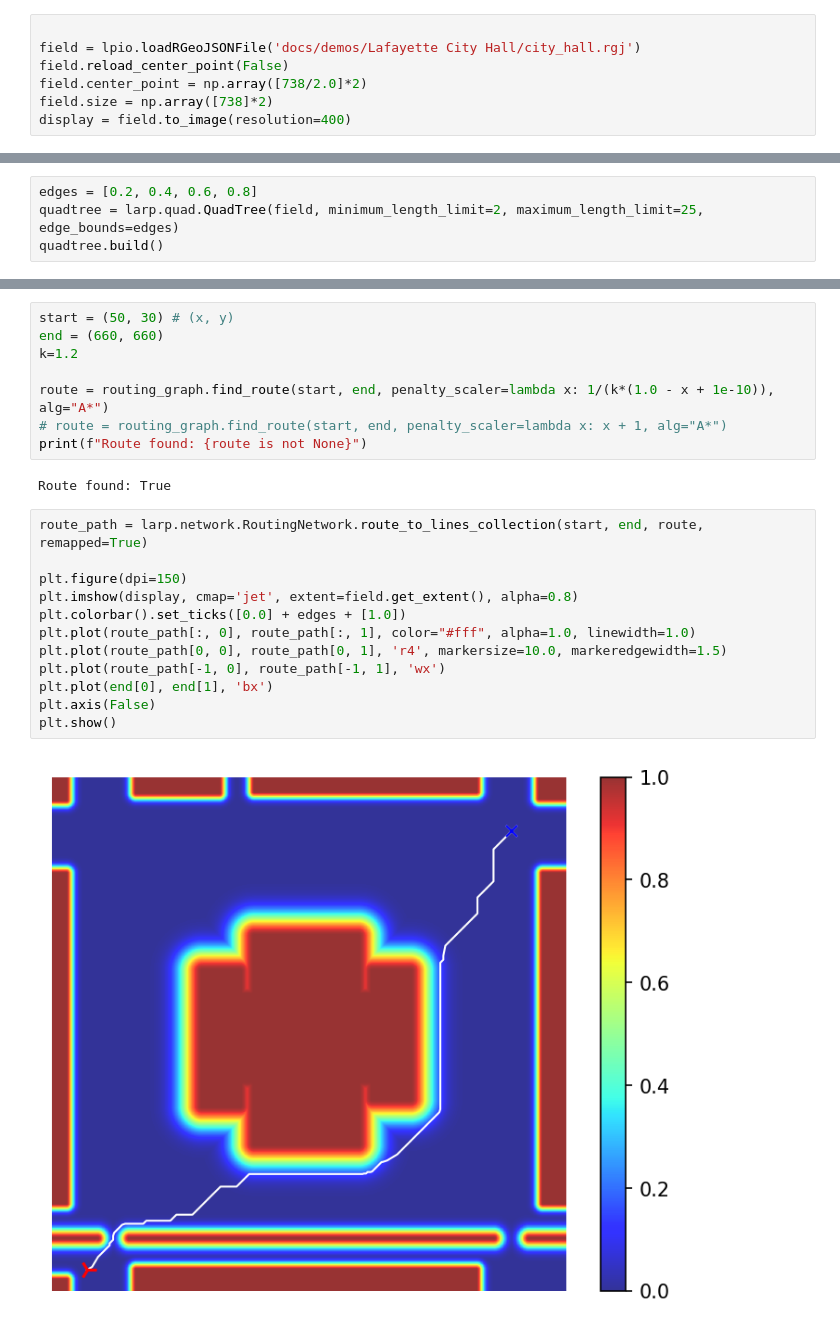
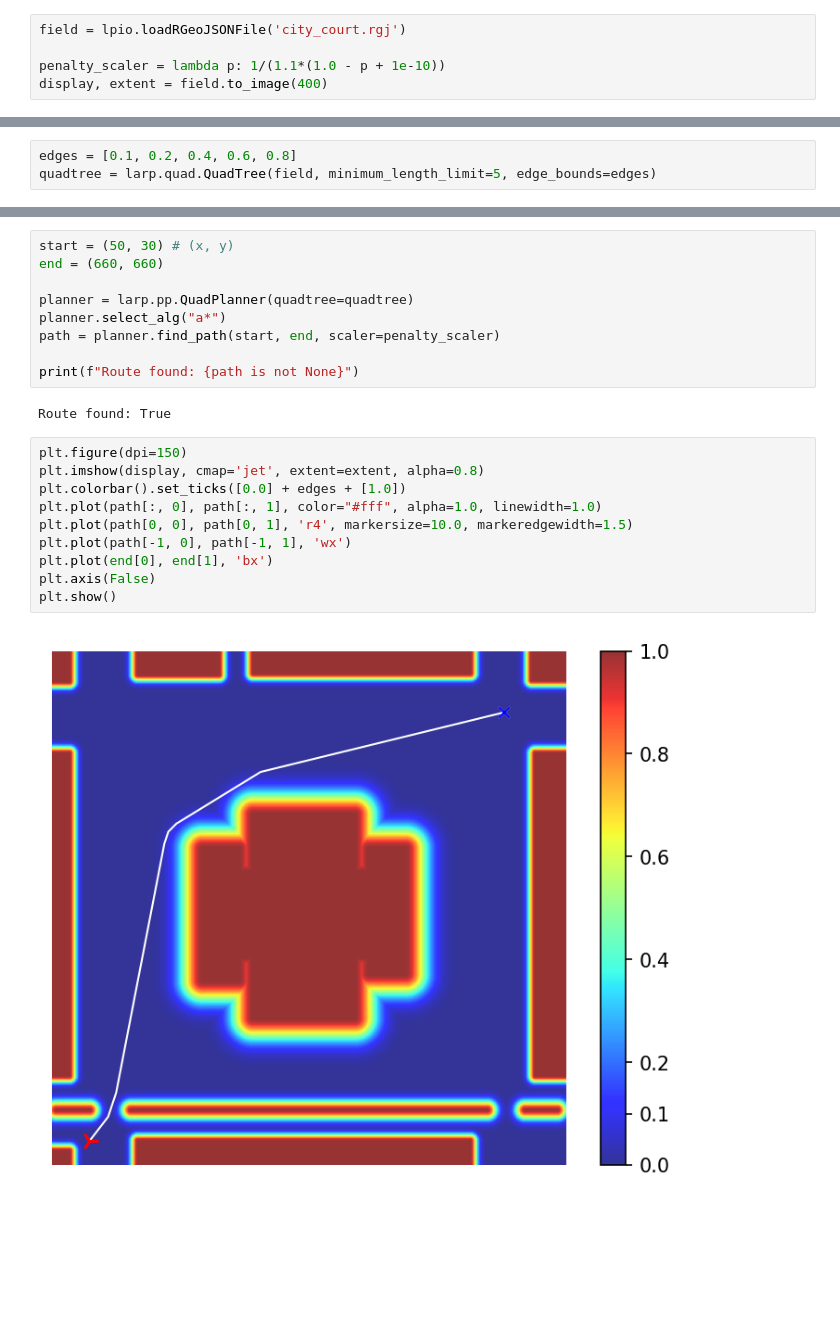
Before and after one commit to wzjoriv/Larp, a Jupyter notebook: docs/demos/Lafayette Court House/presentation.ipynb, the cells around one changed output, grey strips where cells are left out. Drawn from its saved outputs; the diff is of its cells as text; blank space fills up the shorter version.

```diff
--- a/docs/demos/Lafayette Court House/presentation.ipynb
+++ b/docs/demos/Lafayette Court House/presentation.ipynb
@@ -17,10 +17,8 @@ plt.axis(False)
-# %%
-
-field = lpio.loadRGeoJSONFile('docs/demos/Lafayette City Hall/city_hall.rgj')
-field.reload_center_point(False)
-field.center_point = np.array([738/2.0]*2)
-field.size = np.array([738]*2)
-display = field.to_image(resolution=400)
+# %%
+field = lpio.loadRGeoJSONFile('city_court.rgj')
+
+penalty_scaler = lambda p: 1/(1.1*(1.0 - p + 1e-10))
+display, extent = field.to_image(400)
 # %%
 
 plt.figure(dpi=150)
@@ -35,4 +33,3 @@ plt.show()
 # %%
-edges = [0.2, 0.4, 0.6, 0.8]
-quadtree = larp.quad.QuadTree(field, minimum_length_limit=2, maximum_length_limit=25, edge_bounds=edges)
-quadtree.build()
+edges = [0.1, 0.2, 0.4, 0.6, 0.8]
+quadtree = larp.quad.QuadTree(field, minimum_length_limit=5, edge_bounds=edges)
@@ -59,24 +51,23 @@ routing_graph = larp.network.RoutingNetwork(quadtree=quadtree, build_network=Tru
 # %%
 start = (50, 30) # (x, y)
 end = (660, 660)
-k=1.2
 
-route = routing_graph.find_route(start, end, penalty_scaler=lambda x: 1/(k*(1.0 - x + 1e-10)), alg="A*")
-# route = routing_graph.find_route(start, end, penalty_scaler=lambda x: x + 1, alg="A*")
-print(f"Route found: {route is not None}")
+planner = larp.pp.QuadPlanner(quadtree=quadtree)
+planner.select_alg("a*")
+path = planner.find_path(start, end, scaler=penalty_scaler)
+
+print(f"Route found: {path is not None}")
 # %% [output]
 Route found: True
 # %%
-route_path = larp.network.RoutingNetwork.route_to_lines_collection(start, end, route, remapped=True)
-
 plt.figure(dpi=150)
-plt.imshow(display, cmap='jet', extent=field.get_extent(), alpha=0.8)
+plt.imshow(display, cmap='jet', extent=extent, alpha=0.8)
 plt.colorbar().set_ticks([0.0] + edges + [1.0])
-plt.plot(route_path[:, 0], route_path[:, 1], color="#fff", alpha=1.0, linewidth=1.0)
-plt.plot(route_path[0, 0], route_path[0, 1], 'r4', markersize=10.0, markeredgewidth=1.5)
-plt.plot(route_path[-1, 0], route_path[-1, 1], 'wx')
+plt.plot(path[:, 0], path[:, 1], color="#fff", alpha=1.0, linewidth=1.0)
+plt.plot(path[0, 0], path[0, 1], 'r4', markersize=10.0, markeredgewidth=1.5)
+plt.plot(path[-1, 0], path[-1, 1], 'wx')
 plt.plot(end[0], end[1], 'bx')
 plt.axis(False)
 plt.show()
 # %% [output]
-[figure, old version]
+[figure, new version]
```
Also changed, not shown: parts of 7 cells of this notebook, 8 other files.
